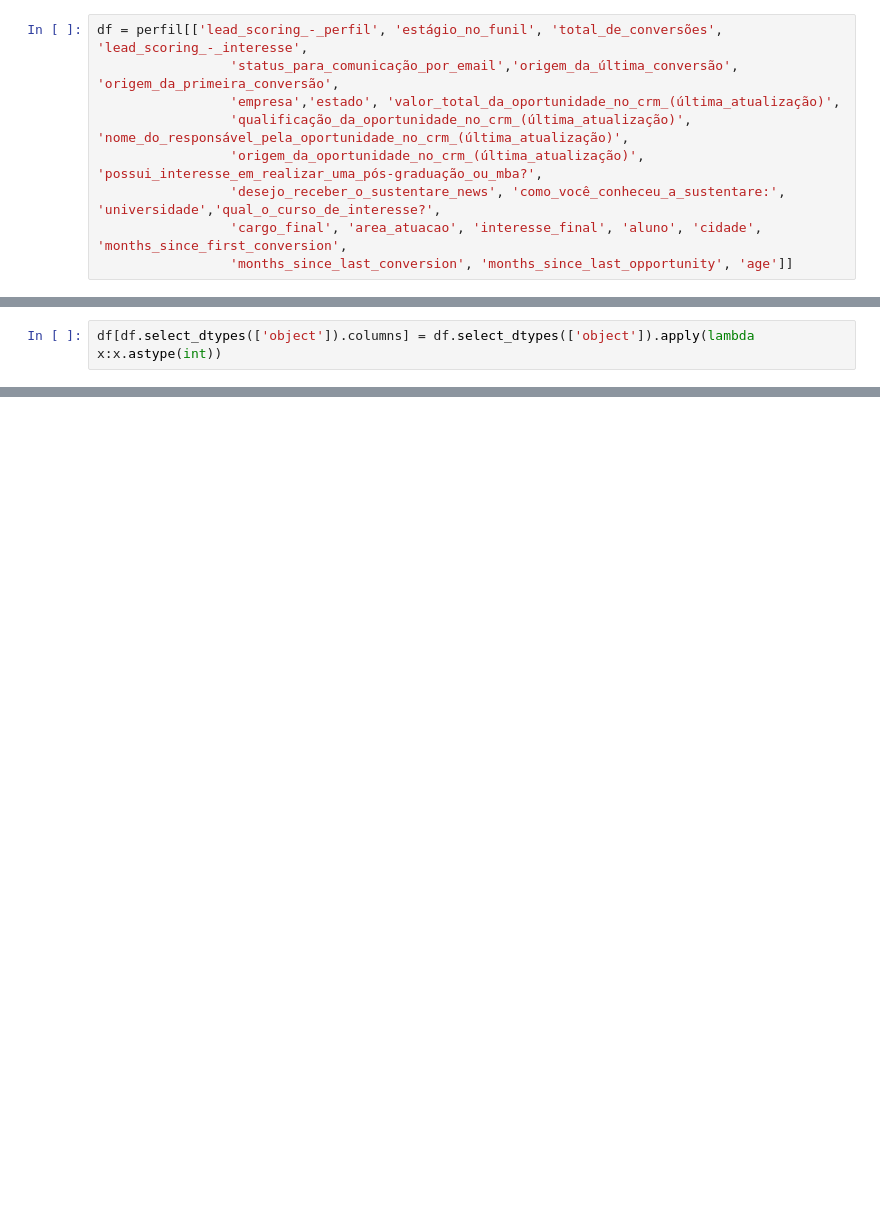
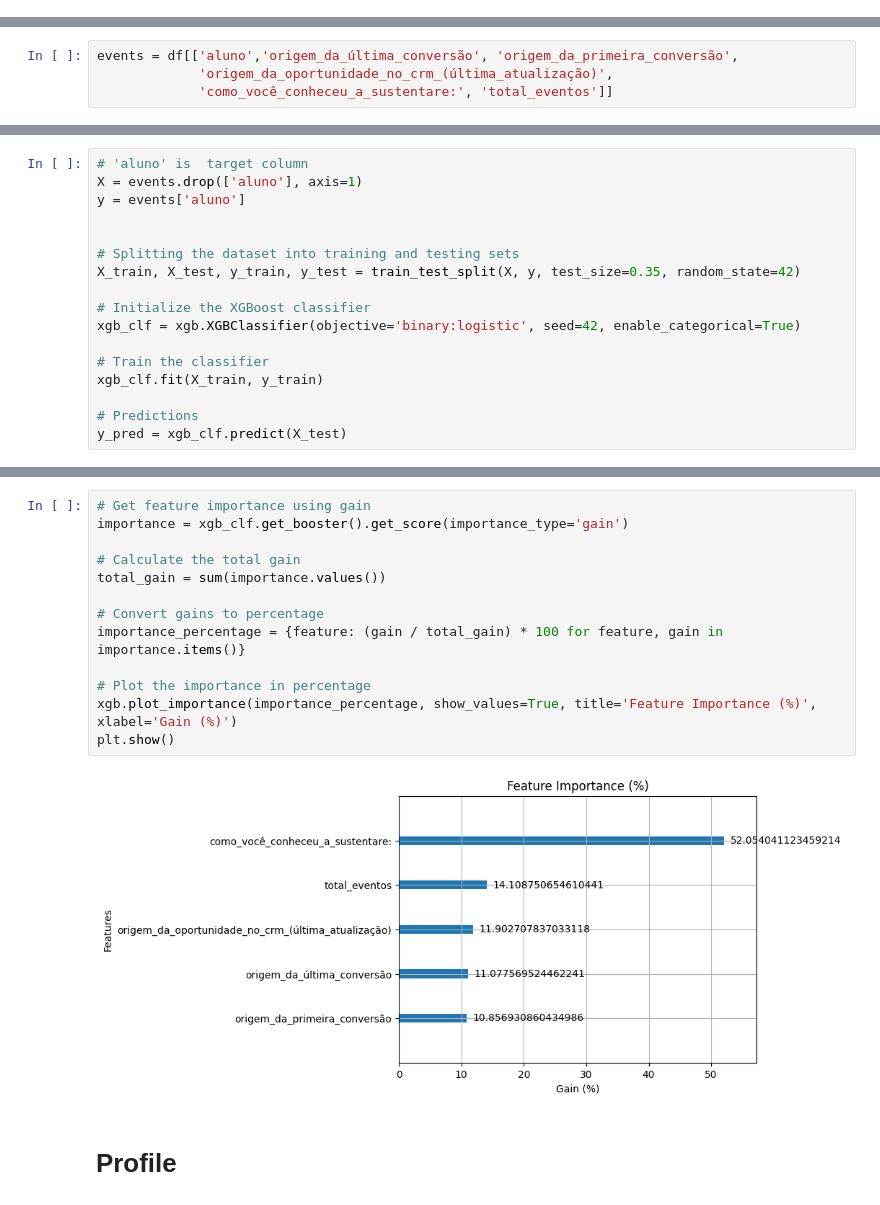
Before and after one commit to anaaristow/sustentare_analytics, a Jupyter notebook: analysis/machine_learning.ipynb, the cells around one changed output, grey strips where cells are left out. Saved outputs shown, nothing was run; the diff lists cells and outputs as text; blank space fills up the shorter version.

```diff
--- a/analysis/machine_learning.ipynb
+++ b/analysis/machine_learning.ipynb
@@ -29,10 +54 @@ Index(['Unnamed: 0', 'email', 'lead_scoring_-_perfil', 'url_pública',
       dtype='object')
-# %%
-df = perfil[['lead_scoring_-_perfil', 'estágio_no_funil', 'total_de_conversões', 'lead_scoring_-_interesse',
-                 'status_para_comunicação_por_email','origem_da_última_conversão', 'origem_da_primeira_conversão',
-                 'empresa','estado', 'valor_total_da_oportunidade_no_crm_(última_atualização)',
-                 'qualificação_da_oportunidade_no_crm_(última_atualização)', 'nome_do_responsável_pela_oportunidade_no_crm_(última_atualização)',
-                 'origem_da_oportunidade_no_crm_(última_atualização)', 'possui_interesse_em_realizar_uma_pós-graduação_ou_mba?',
-                 'desejo_receber_o_sustentare_news', 'como_você_conheceu_a_sustentare:', 'universidade','qual_o_curso_de_interesse?',
-                 'cargo_final', 'area_atuacao', 'interesse_final', 'aluno', 'cidade', 'months_since_first_conversion',
-                 'months_since_last_conversion', 'months_since_last_opportunity', 'age']]
@@ -75,2 +54,0 @@ Name: count, Length: 426, dtype: int64
-# %%
-df[df.select_dtypes(['object']).columns] = df.select_dtypes(['object']).apply(lambda x:x.astype(int))
@@ -78,0 +68,4 @@ ValueError: invalid literal for int() with base 10: 'd'
+# %%
+events = df[['aluno','origem_da_última_conversão', 'origem_da_primeira_conversão',
+             'origem_da_oportunidade_no_crm_(última_atualização)',
+             'como_você_conheceu_a_sustentare:', 'total_eventos']]
@@ -78,0 +119,17 @@ ValueError: invalid literal for int() with base 10: 'd'
+# %%
+# 'aluno' is  target column
+X = events.drop(['aluno'], axis=1)
+y = events['aluno']
+
+
+# Splitting the dataset into training and testing sets
+X_train, X_test, y_train, y_test = train_test_split(X, y, test_size=0.35, random_state=42)
+
+# Initialize the XGBoost classifier
+xgb_clf = xgb.XGBClassifier(objective='binary:logistic', seed=42, enable_categorical=True)
+
+# Train the classifier
+xgb_clf.fit(X_train, y_train)
+
+# Predictions
+y_pred = xgb_clf.predict(X_test)
@@ -78,0 +155,17 @@ ValueError: invalid literal for int() with base 10: 'd'
+# %%
+# Get feature importance using gain
+importance = xgb_clf.get_booster().get_score(importance_type='gain')
+
+# Calculate the total gain
+total_gain = sum(importance.values())
+
+# Convert gains to percentage
+importance_percentage = {feature: (gain / total_gain) * 100 for feature, gain in importance.items()}
+
+# Plot the importance in percentage
+xgb.plot_importance(importance_percentage, show_values=True, title='Feature Importance (%)', xlabel='Gain (%)')
+plt.show()
+# %% [output]
+[figure, added]
+# %% [markdown]
+# Profile
```
Also changed, not shown: parts of 21 cells of this notebook, 9 other files.
